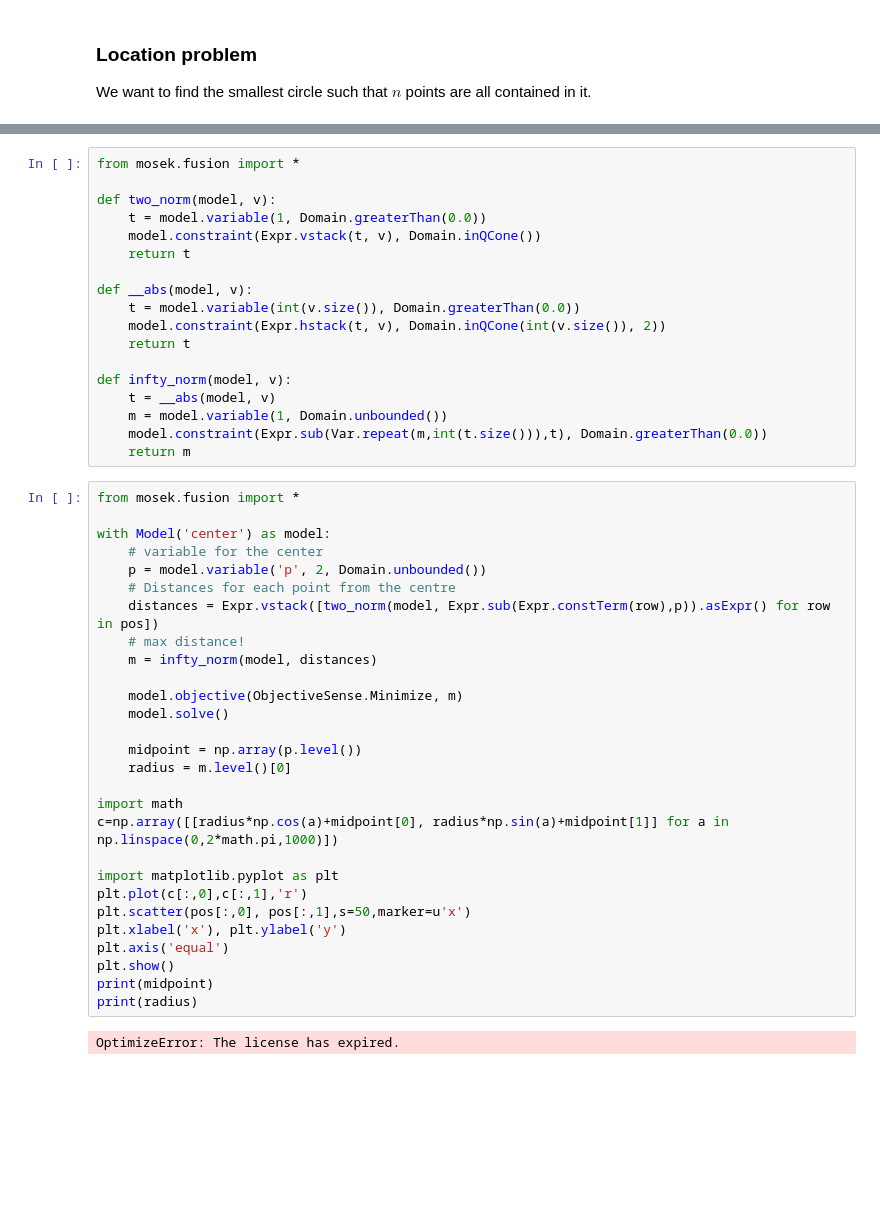
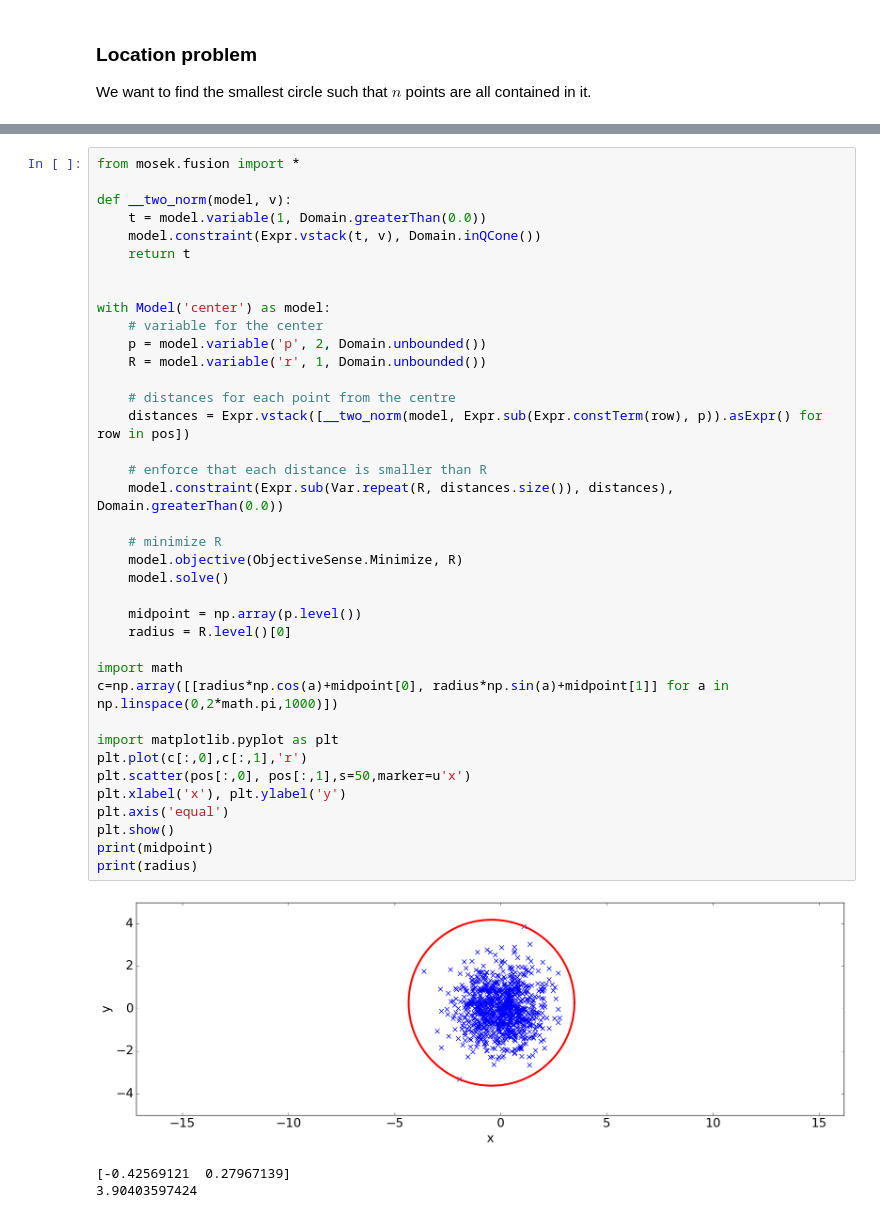
Before and after one commit to andreas-koukorinis/geneva_talk, a Jupyter notebook: books/LocationProblem.ipynb, the cells around one changed output, grey strips where cells are left out. Cells and saved outputs as stored; diff of their text form; blank space fills up the shorter version.

```diff
--- a/books/LocationProblem.ipynb
+++ b/books/LocationProblem.ipynb
@@ -23,48 +23,42 @@ plt.show()
-# %%
-from mosek.fusion import *
-
-def two_norm(model, v):
-    t = model.variable(1, Domain.greaterThan(0.0))
-    model.constraint(Expr.vstack(t, v), Domain.inQCone())
-    return t
-
-def __abs(model, v):
-    t = model.variable(int(v.size()), Domain.greaterThan(0.0))
-    model.constraint(Expr.hstack(t, v), Domain.inQCone(int(v.size()), 2))
-    return t
-
-def infty_norm(model, v):
-    t = __abs(model, v)
-    m = model.variable(1, Domain.unbounded())
-    model.constraint(Expr.sub(Var.repeat(m,int(t.size())),t), Domain.greaterThan(0.0))
-    return m
 # %%
 from mosek.fusion import *
+
+def __two_norm(model, v):
+    t = model.variable(1, Domain.greaterThan(0.0))
+    model.constraint(Expr.vstack(t, v), Domain.inQCone())
+    return t
+
 
 with Model('center') as model:
     # variable for the center
     p = model.variable('p', 2, Domain.unbounded())
-    # Distances for each point from the centre
-    distances = Expr.vstack([two_norm(model, Expr.sub(Expr.constTerm(row),p)).asExpr() for row in pos])
-    # max distance!
-    m = infty_norm(model, distances)
+    R = model.variable('r', 1, Domain.unbounded())
 
-    model.objective(ObjectiveSense.Minimize, m)
+    # distances for each point from the centre
+    distances = Expr.vstack([__two_norm(model, Expr.sub(Expr.constTerm(row), p)).asExpr() for row in pos])
+
+    # enforce that each distance is smaller than R
+    model.constraint(Expr.sub(Var.repeat(R, distances.size()), distances), Domain.greaterThan(0.0))
+
+    # minimize R
+    model.objective(ObjectiveSense.Minimize, R)
     model.solve()
 
     midpoint = np.array(p.level())
-    radius = m.level()[0]
+    radius = R.level()[0]
 
 import math
 c=np.array([[radius*np.cos(a)+midpoint[0], radius*np.sin(a)+midpoint[1]] for a in np.linspace(0,2*math.pi,1000)])
 
 import matplotlib.pyplot as plt
 plt.plot(c[:,0],c[:,1],'r')
 plt.scatter(pos[:,0], pos[:,1],s=50,marker=u'x')
 plt.xlabel('x'), plt.ylabel('y')
 plt.axis('equal')
 plt.show()
 print(midpoint)
 print(radius)
 # %% [output]
+[figure, added]
-OptimizeError: The license has expired.
+[-0.42569121  0.27967139]
+3.90403597424
```
Also changed, not shown: parts of 2 cells of this notebook, 3 other files.
